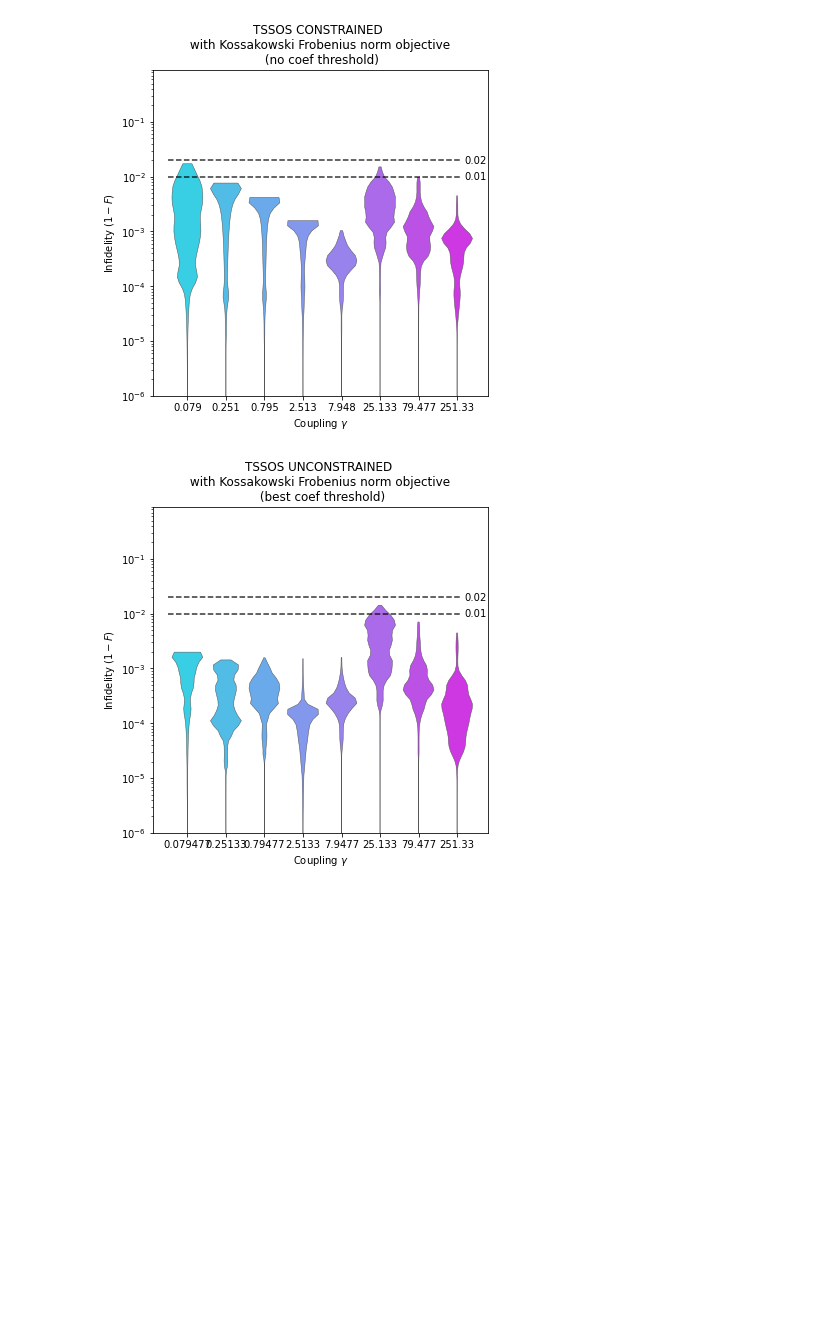
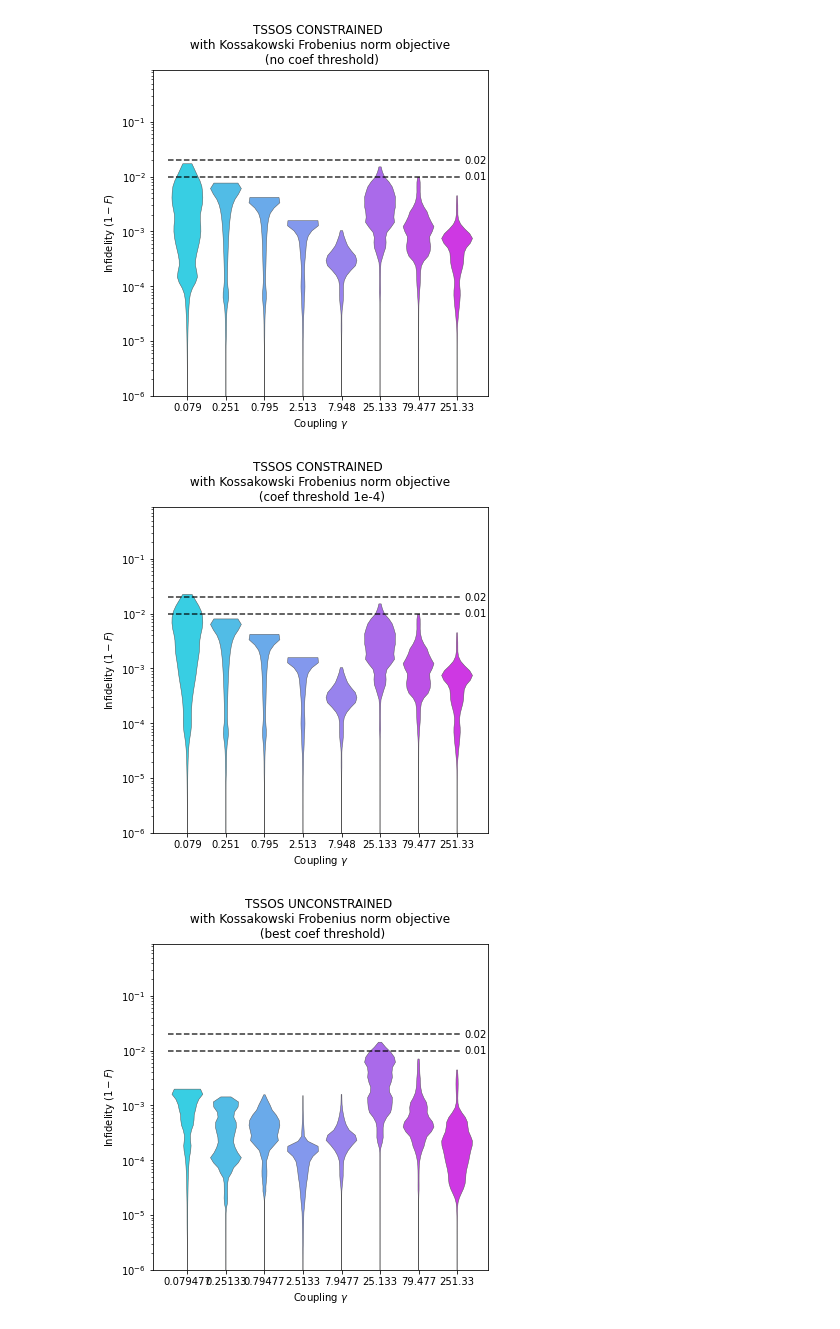
Before and after one commit to zpopovych/OQSID-thesis, a Jupyter notebook: KOSSAK_TSSOS/03_violin.ipynb, the cells around one changed output. Cells and saved outputs as stored; diff of their text form; code cells hidden in the pictures; blank space fills up the shorter version.

Commit message:
BEST CONSTR TSSOS PLOT

```diff
--- a/KOSSAK_TSSOS/03_violin.ipynb
+++ b/KOSSAK_TSSOS/03_violin.ipynb
@@ -170,6 +170,12 @@ dfC0n = nice(dfC0)
 figC0 = log_infidelity_from_gamma(dfC0, "TSSOS CONSTRAINED \n with Kossakowski Frobenius norm objective \n (no coef threshold)")
 # %% [output]
 [figure]
+# %%
+dfC4 = pd.read_pickle("dataframe_POP_NEW_TSSOS_KOS_CONSTR_treshold_1e-4_FROB_QO_2024-Aug-10_at_12-51.pkl")
+dfC4n = nice(dfC4)
+fig46 = log_infidelity_from_gamma(dfC4n, "TSSOS CONSTRAINED \n with Kossakowski Frobenius norm objective \n (coef threshold 1e-4)")
+# %% [output]
+[figure, added]
 # %%
 df = pd.read_pickle("dataframe_combined.pkl")
 df = nice(df)
```
Also changed, not shown: parts of 1 cell of this notebook, 32 other files.
